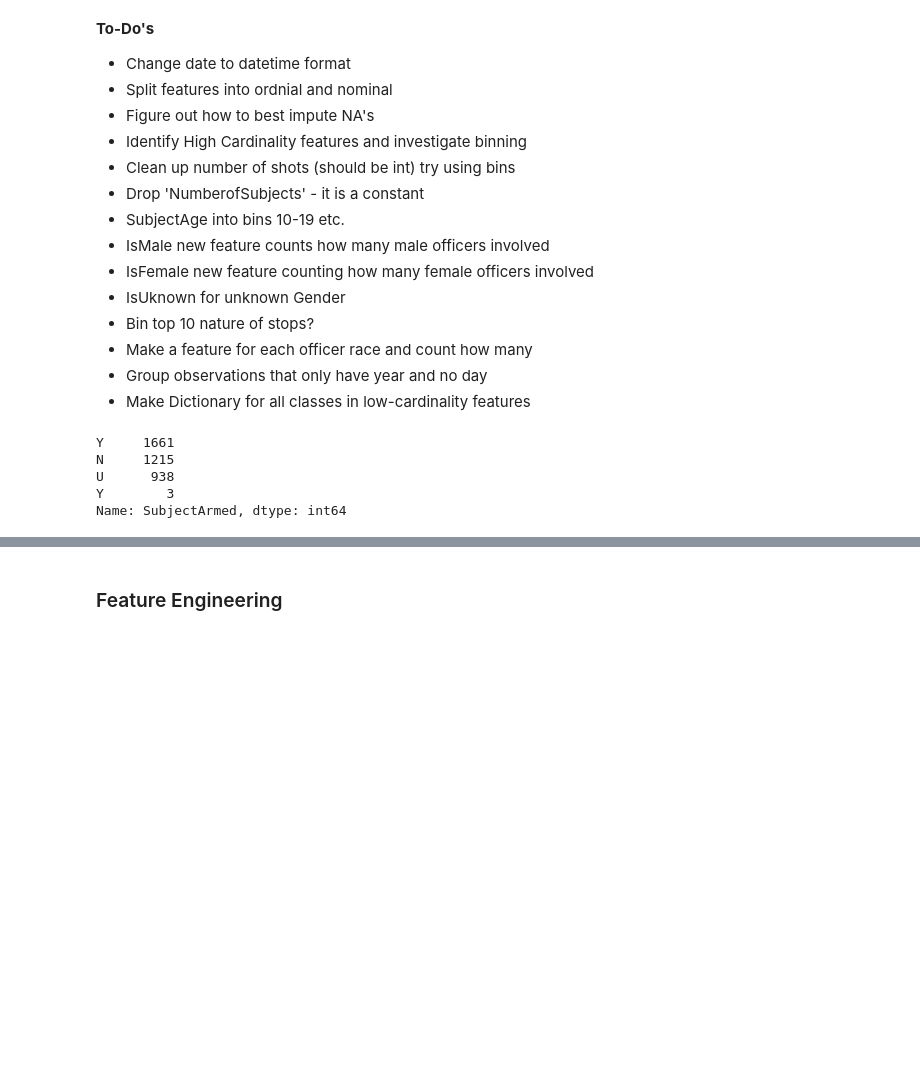
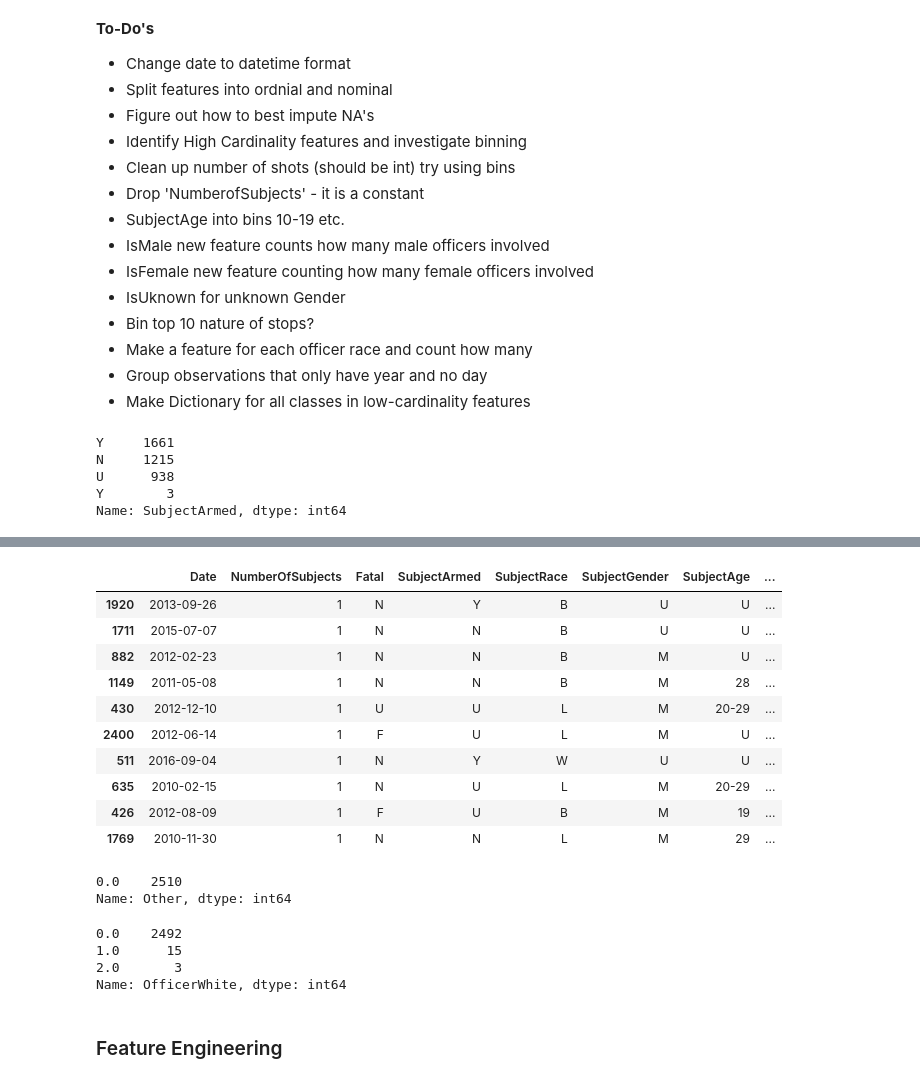
Before and after one commit to adamlutzz/DS-Unit-2-Applied-Modeling, a Jupyter notebook: Fatal_Police_Encounters.ipynb, the cells around one changed output, grey strips where cells are left out. Cells and saved outputs as stored; diff of their text form; code cells hidden in the pictures; blank space fills up the shorter version.

```diff
--- a/Fatal_Police_Encounters.ipynb
+++ b/Fatal_Police_Encounters.ipynb
@@ -318,6 +321,6 @@ def drop_missing():
 # %%
 # I took some liberty with excel to parse through this data to find actual classes
-gen_class = {'IsMale':'M', 'IsFemale':'F', 'IsUnknown':'U'}
+gen_class = {'OfficerIsMale':'M', 'OfficerIsFemale':'F', 'OfficerIsUnknown':'U'}
 
 race_class = {'White':['W', 'WHITE'],
               'Black':['B', 'BLACK'],
@@ -327,17 +330,45 @@ race_class = {'White':['W', 'WHITE'],
               'Other':['O, WL, WA, NAW, API, AW, AIAN, WL, APIUnknown, mm, Other, M, Multi-Racial, I']
               }
 
+# race_class = {'OfficerWhite':'W',
+#               'OfficerBlack':'B',
+#               'OfficerUnknown':'U',
+#               'OfficerLatino':'L',
+#               'OfficerOther':'O',
+#               'OfficerAsian':'A',
+#               'OfficerLatino':'LL',
+#               'OfficerOther':'WL',
+#               'OfficerOther':'WA',
+#               'OfficerOther':'NAW',
+#               'OfficerOther':'API',
+#               'OfficerOther':'AW',
+#               'OfficerOther':'AIAN',
+#               'OfficerOther':'WL',
+#               'OfficerWhite':'WHITE',
+#               'OfficerBlack':'BLACK',
+#               'OfficerOther':'APIUnknown',
+#               'OfficerOther':'Other',
+#               'OfficerOther':'mm',
+#               'OfficerAsian':'ASIAN',
+#               'OfficerOther':'Other',
+#               'OfficerOther':'M',
+#               'OfficerOther':'Multi-Racial',
+#               'OfficerUnknown':'Unknown',
+#               'OfficerOther':'I'}
+# right now the problem with this is that is is likely writing over itself ruining my count
+
+
 # def encoding function
 def to_encode(df):
 
-  df = copy()
+  df = df.copy()
 
   # loop through cols and encode
   for gender in gen_class:
     df[gender] = df['OfficerGender'].str.count(gen_class[gender])
 
   for race in race_class:
-    df[race] = df['OfficeRace'].str.count(race_class[race])
+    df[race] = df['OfficerRace'].str.count(race_class[race])
 
   return df
 # %%
@@ -349,7 +380,7 @@ def pre_process(df):
   # apply functions
   df = datetime(df)
   df = wrangle(df)
-  df = drop_missing(df)
+  # df = drop_missing(df)
   df = to_encode(df)
 
   return df
@@ -362,3 +393,29 @@ AttributeError: ignored
+# %%
+X_train.head(10)
+# %% [output]
+|  | Date | NumberOfSubjects | Fatal | SubjectArmed | SubjectRace | SubjectGender | SubjectAge | ... |
+| 1920 | 2013-09-26 | 1 | N | Y | B | U | U | ... |
+| 1711 | 2015-07-07 | 1 | N | N | B | U | U | ... |
+| 882 | 2012-02-23 | 1 | N | N | B | M | U | ... |
+| 1149 | 2011-05-08 | 1 | N | N | B | M | 28 | ... |
+| 430 | 2012-12-10 | 1 | U | U | L | M | 20-29 | ... |
+| 2400 | 2012-06-14 | 1 | F | U | L | M | U | ... |
+| 511 | 2016-09-04 | 1 | N | Y | W | U | U | ... |
+| 635 | 2010-02-15 | 1 | N | U | L | M | 20-29 | ... |
+| 426 | 2012-08-09 | 1 | F | U | B | M | 19 | ... |
+| 1769 | 2010-11-30 | 1 | N | N | L | M | 29 | ... |
+# %%
+X_train['Other'].value_counts()
+# %% [output]
+0.0    2510
+Name: Other, dtype: int64
+# %%
+X_train['OfficerWhite'].value_counts()
+# %% [output]
+0.0    2492
+1.0      15
+2.0       3
+Name: OfficerWhite, dtype: int64
 # %%
 # re-run model
 # %% [markdown]
```
Also changed, not shown: parts of 5 cells of this notebook.
